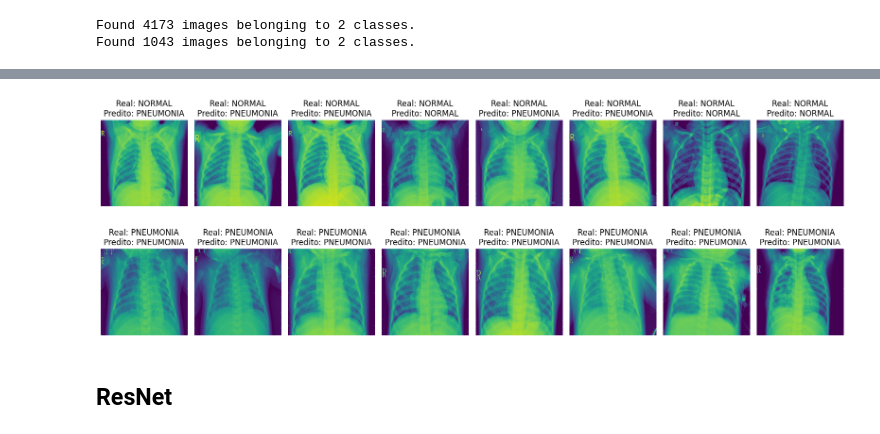
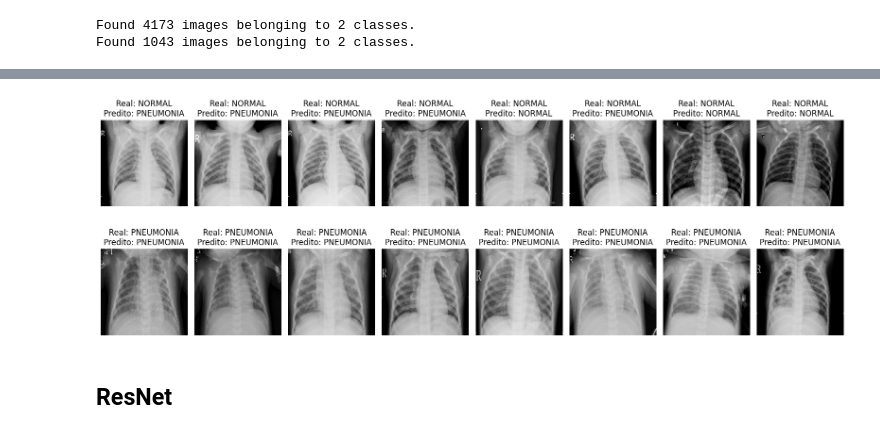
Before and after one commit to IgorEisenlohr/MVP-sprint-2, a Jupyter notebook: MVP_sprint_2.ipynb, the cells around one changed output, grey strips where cells are left out. Drawn from its saved outputs; the diff is of its cells as text; code cells hidden in the pictures.

```diff
--- a/MVP_sprint_2.ipynb
+++ b/MVP_sprint_2.ipynb
@@ -129,9 +129,11 @@ for i, image in enumerate(images, start=1):
 # %% [output]
 [figure]
 # %%
+shape = 150
+
 model = Sequential()
 
-model.add(Conv2D(32, (3,3), activation='relu' ,input_shape=(250,250,1)))
+model.add(Conv2D(32, (3,3), activation='relu' ,input_shape=(shape,shape,1)))
 model.add(BatchNormalization())
 model.add(MaxPooling2D(pool_size=(2,2)))
 model.add(Dropout(0.5))
@@ -157,21 +159,21 @@ train_generator = ImageDataGenerator(rescale= 1./255,
                                      shear_range = 0.2,
                                      zoom_range=0.2,
                                      rotation_range=20,
-                                     brightness_range=[0.5,1.0],
+                                     brightness_range=[0.5,1.5],
                                      horizontal_flip=True,
                                      validation_split=0.2)
 
 # val_generator = ImageDataGenerator(rescale= 1./255)
 
 train_data = train_generator.flow_from_directory(train_dir,
-                                                 target_size=(250,250),
+                                                 target_size=(shape,shape),
                                                  batch_size=25,
                                                  class_mode='binary',
                                                  color_mode='grayscale',
                                                  subset='training')
 
 val_data = train_generator.flow_from_directory(train_dir,
-                                                 target_size=(250,250),
+                                                 target_size=(shape,shape),
                                                  batch_size=25,
                                                  class_mode='binary',
                                                  color_mode='grayscale',
@@ -258,6 +260,6 @@ weighted avg       0.85      0.85      0.85       624
 # %%
 true_labels = test_generator.flow_from_directory(val_dir,
-                                               target_size=(250,250),
+                                               target_size=(shape,shape),
                                                batch_size=1,
                                                class_mode='binary',
                                                color_mode='grayscale',
@@ -275,34 +277,34 @@ Found 16 images belonging to 2 classes.
 # %%
 # Obter as previsões para as imagens de teste
 predictions = pred_labels
 
 # Obter as classes reais das imagens de teste
 true_classes = true_labels.classes
 
 # Obter os rótulos das classes (por exemplo, 'PNEUMONIA' e 'NORMAL')
 class_labels = list(true_labels.class_indices.keys())
 
 # Plotar as imagens com os rótulos
 fig, axs = plt.subplots(2, 8, figsize=(16, 6))
 axs = axs.ravel()
 
 for i in range(len(true_classes)):
     # Carregar a imagem do diretorio val
     image = array_to_img(true_labels[i][0][0])
 
     # Obter o valor real da classe e o valor predito
     true_class = class_labels[true_classes[i]]
     predicted_class = class_labels[int(predictions[i] > 0.5)]
 
     # Plotar a imagem
-    axs[i].imshow(image)
+    axs[i].imshow(image, cmap='gray')
     axs[i].axis('off')
     axs[i].set_title(f'Real: {true_class}\nPredito: {predicted_class}')
 
 plt.tight_layout()
 plt.show()
 # %% [output]
-[figure, old version]
+[figure, new version]
 # %% [markdown]
 ## ResNet
 # %%
```
Also changed, not shown: parts of 12 cells of this notebook.
